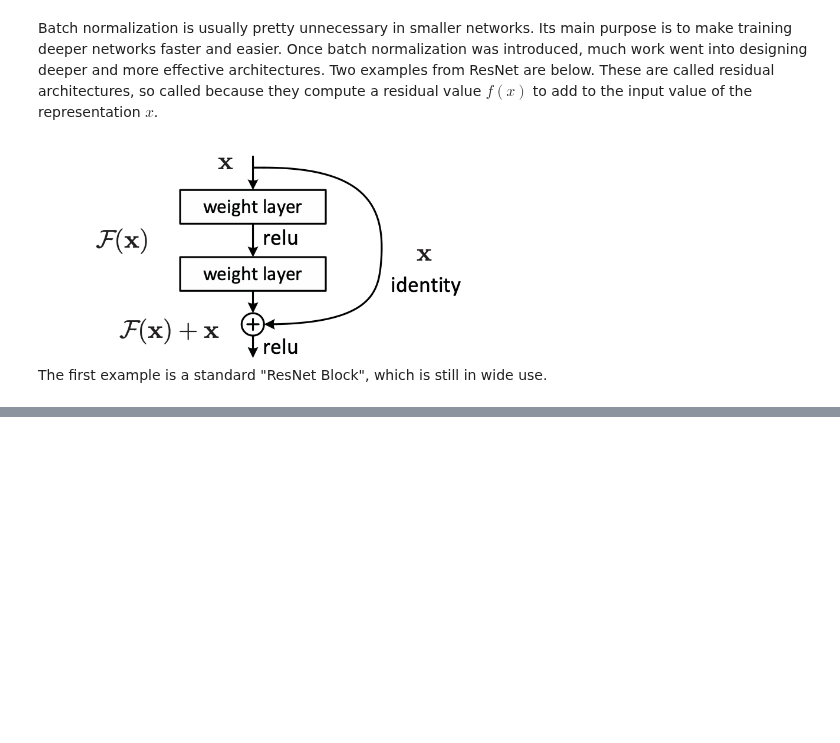
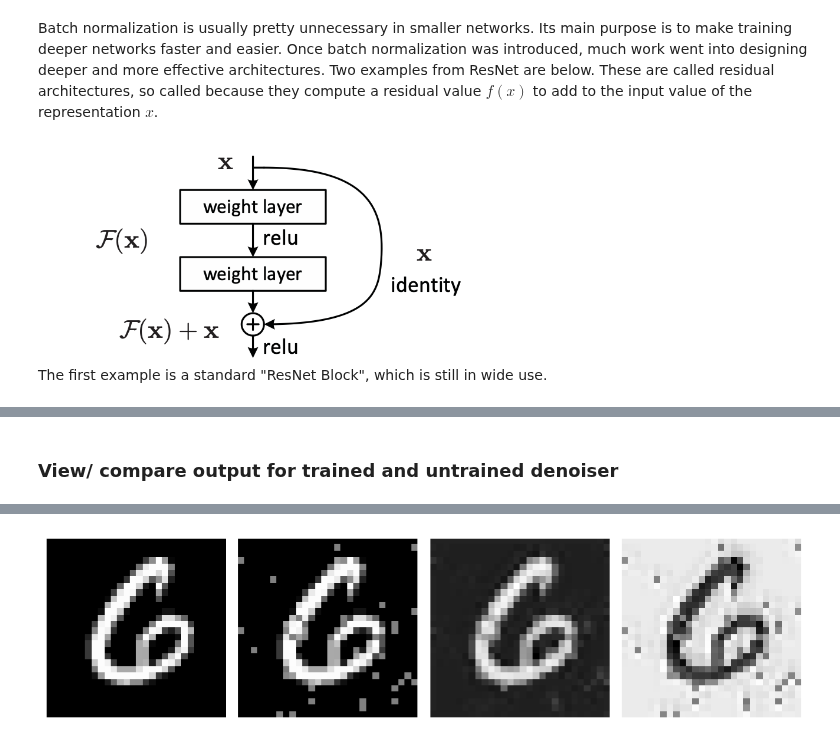
Before and after one commit to sscott-cse/Intro-Deep-Learning-Notebooks, a Jupyter notebook: CSCE-479-879/Hackathons/hackathon5.ipynb, the cells around one changed output, grey strips where cells are left out. Saved outputs shown, nothing was run; the diff lists cells and outputs as text; code cells hidden in the pictures; blank space fills up the shorter version.

```diff
--- a/CSCE-479-879/Hackathons/hackathon5.ipynb
+++ b/CSCE-479-879/Hackathons/hackathon5.ipynb
@@ -359,0 +353,5 @@ I'm expecting this to take about an hour (or less if you're experienced). Feel f
+# %%
+def normalize(img):
+    min_val = tf.reduce_min(img)
+    max_val = tf.reduce_max(img)
+    return (img - min_val) / (max_val - min_val + 1e-8)
@@ -359,0 +397,31 @@ I'm expecting this to take about an hour (or less if you're experienced). Feel f
+# %% [markdown]
+### View/ compare output for trained and untrained denoiser
+# %%
+idx = 1
+img = images[idx-1:idx]
+label = labels[idx-1:idx]
+
+noisy_img = img + add_salt_pepper_noise(img, prob=0.1)
+
+trained_model_output = model(noisy_img, training=False)
+trained_model_output = normalize(trained_model_output)
+
+untrained_model_output = orig_model(noisy_img, training=False)
+untrained_model_output = normalize(untrained_model_output)
+
+print(f"recon loss: trained model {reconstruction_loss(img, trained_model_output).numpy()}")
+print(f"recon loss: untrained model {reconstruction_loss(img, untrained_model_output).numpy()}")
+
+print(f"L->R 1. Orig image 2. Noisy image",
+      f"3. Trained model output 4. Untrained dmodel output"
+     )
+fig, axes = plt.subplots(1, 4, figsize=(9, 3))  # 1 row, 3 columns
+imgs =  [img[0].numpy(), noisy_img[0].numpy(), trained_model_output[0], untrained_model_output[0]]
+
+for ax, im in zip(axes, imgs):
+    ax.imshow(im, cmap='gray')   # or omit cmap if RGB, cmap='gray'
+    ax.axis('off')
+
+plt.tight_layout()
+plt.show()
+# %% [output]
@@ -359,0 +431 @@ I'm expecting this to take about an hour (or less if you're experienced). Feel f
+[figure, added]
```
Also changed, not shown: parts of 65 cells of this notebook.
